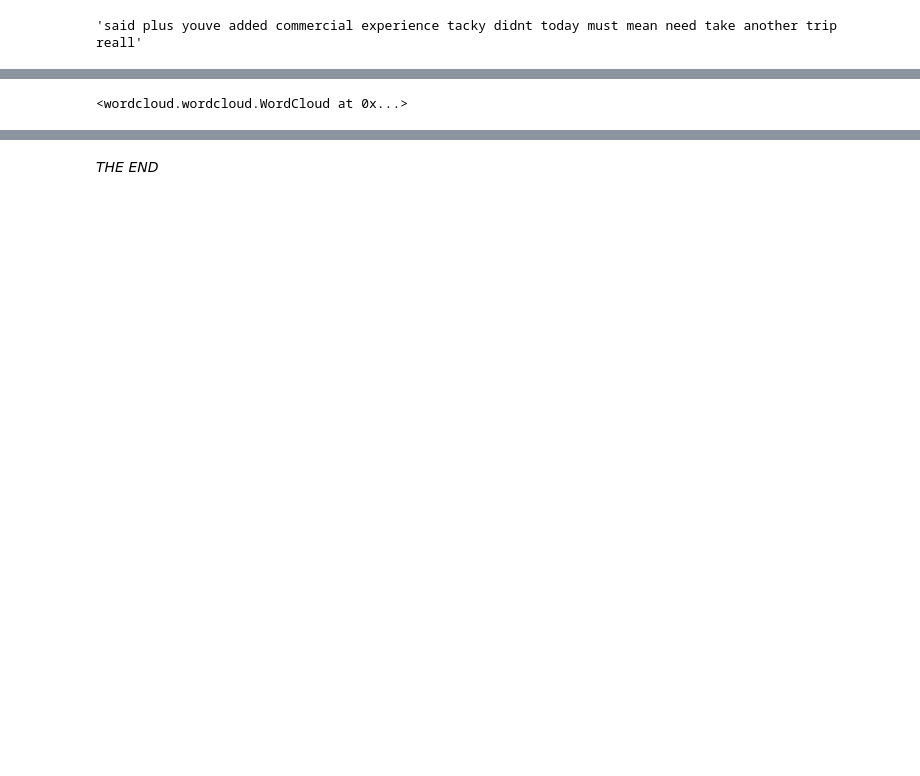
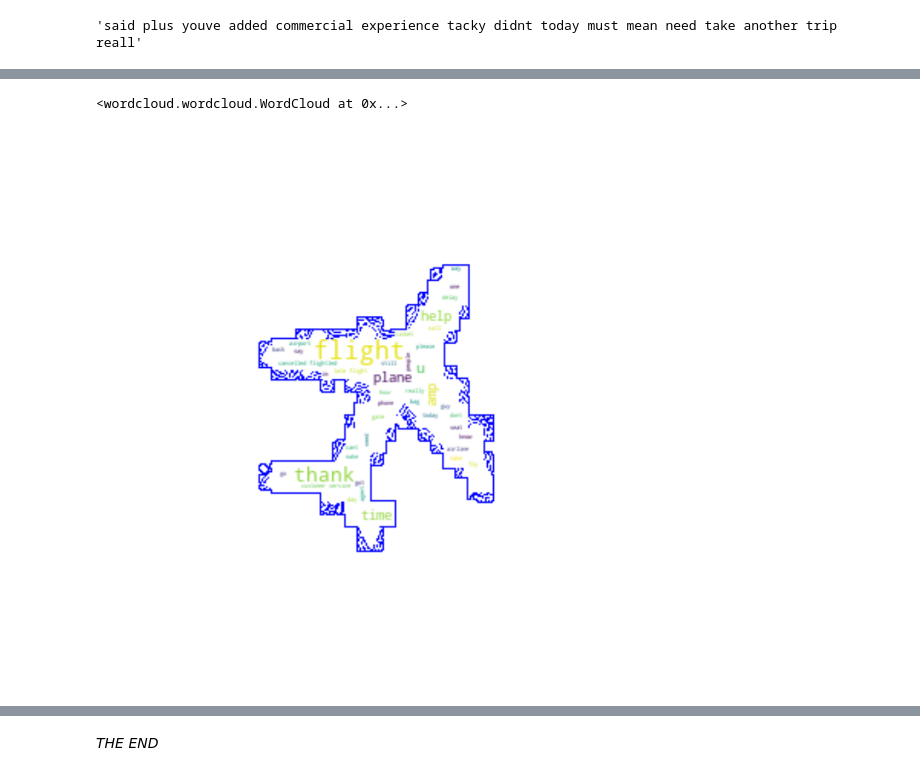
Before and after one commit to dilaraozcerit/NLP, a Jupyter notebook: airline-sentiment-analysis.ipynb, the cells around one changed output, grey strips where cells are left out. Saved outputs shown, nothing was run; the diff lists cells and outputs as text; code cells hidden in the pictures; blank space fills up the shorter version.

```diff
--- a/airline-sentiment-analysis.ipynb
+++ b/airline-sentiment-analysis.ipynb
@@ -1145,0 +1154,6 @@ from wordcloud import WordCloud
+# %%
+worldcloud.generate(all_words)
+# %% [output]
+<wordcloud.wordcloud.WordCloud at 0x...>
+# %%
+flight_mask = np.array(Image.open("../input/flight/flight.jpg"))
@@ -1146,9 +1166,19 @@ from wordcloud import WordCloud
+# %%
+# Create a word cloud image
+wc = WordCloud(background_color="white", max_words=500, mask=flight_mask, contour_width=0.01, contour_color='blue')
+
+# Generate a wordcloud
+wc.generate(all_words)
+
+# show
+plt.figure(figsize=[60,15])
+plt.imshow(wc, interpolation='bilinear')
+plt.axis("off")
+plt.show()
+# %% [output]
+[figure, added]
 # %%
 worldcloud = WordCloud(background_color="black", max_words =200, mode="RGB")
-# %%
-worldcloud.generate(all_words)
-# %% [output]
-<wordcloud.wordcloud.WordCloud at 0x...>
 # %%
 import matplotlib.pyplot as plt
 plt.figure(figsize = (13,13))
```
Also changed, not shown: parts of 10 cells of this notebook.
